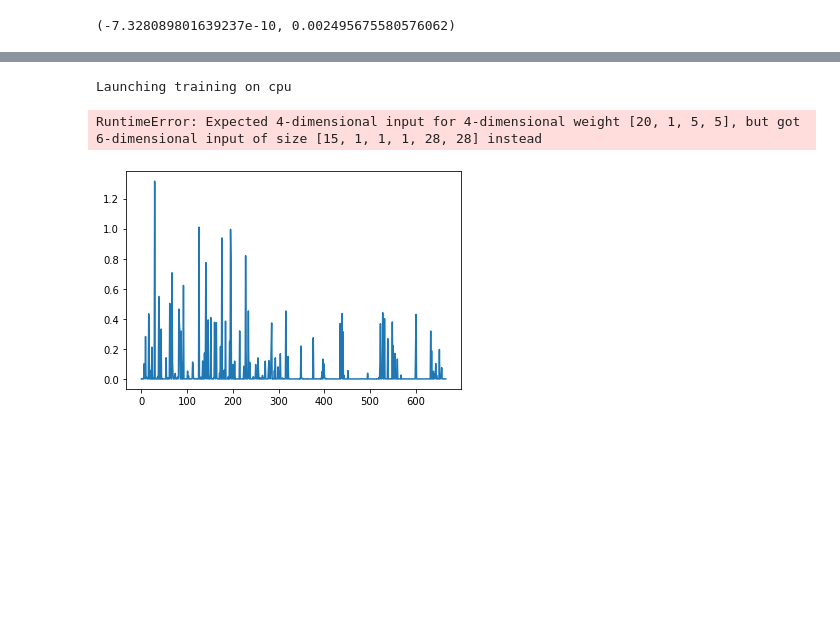
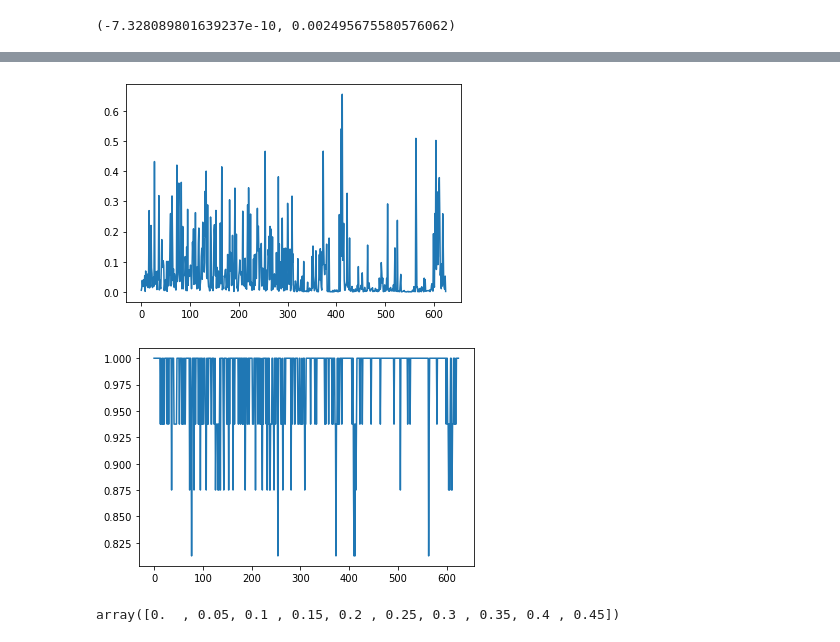
Before and after one commit to matthiaszeller/optml_project, a Jupyter notebook: Minibatch.ipynb, the cells around one changed output, grey strips where cells are left out. Drawn from its saved outputs; the diff is of its cells as text; code cells hidden in the pictures; blank space fills up the shorter version.

```diff
--- a/Minibatch.ipynb
+++ b/Minibatch.ipynb
@@ -30,2 +39,2 @@ space = {
 # %%
-df_tuning, best_config = minibatch_tune(train_dataset, test_dataset, space, device)
+best_config, best_result = minibatch_tune(tune_net, train_dataset, test_dataset, samples, criterion, space, bayesopt, device)
@@ -179,5 +50,6 @@ print(configs)
 # %%
-best_config = {}
-best_config["epochs"] = 10
-best_config["b_size"] = 15
-best_config["lr"] = 0.0680540712623663
+## From Tuning
+epochs = 10
+batch_size = int(best_config["b_size"])
+learning_rate = best_config["lr"]
+decreasing_lr = best_config["dec_lr"]
@@ -190,13 +63,9 @@ best_config
 # %%
 from training import accuracy
 from torch.nn import CrossEntropyLoss
-# %%
-epochs = best_config["epochs"]
-batch_size = best_config["b_size"]
-learning_rate = best_config["lr"]
 # %%
 from net import Net
-net = Net().to(device)
+net_naive = Net().to(device)
 # %%
 train_loader, test_loader = build_data_loaders(train_dataset, test_dataset, batch_size)
 for x, y in train_loader:
@@ -233,0 +105,7 @@ Avg loss = 0.04144549786750957  Avg acc = 0.9903048475762118
+# %%
+losses, acc = testing(net_naive, test_loader, criterion, accuracy, device=device)
+plt.plot(losses)
+plt.show()
+plt.plot(acc)
+plt.show()
+# %% [output]
@@ -233,0 +113,2 @@ Avg loss = 0.04144549786750957  Avg acc = 0.9903048475762118
+[figure, added]
+[figure, added]
@@ -234,13 +117,5 @@ Avg loss = 0.04144549786750957  Avg acc = 0.9903048475762118
 # %%
-losses, accs = minibatch_run(net, train_dataset, test_dataset, CrossEntropyLoss(), accuracy, device=device, bz=batch_size, lr=learning_rate, epochs=epochs)
+# losses, accs = minibatch_run(net_compact, train_dataset, test_dataset, criterion, accuracy, device=device, bz=batch_size, lr=learning_rate, epochs=epochs, dec_lr=decreasing_lr)
+# Has the weird shaping issue
-# %% [output]
-Launching training on cpu
-RuntimeError: Expected 4-dimensional input for 4-dimensional weight [20, 1, 5, 5], but got 6-dimensional input of size [15, 1, 1, 1, 28, 28] instead
 # %%
 ## Plot of losses
-# %%
-import matplotlib.pyplot as plt
-plt.plot(losses)
-plt.show()
-# %% [output]
-[figure, removed]
@@ -256,3 +136,7 @@ epsilons_logreg = [0, .05, .1, .15, .2, .25, .3]
+# %%
+epsilons_lenet
+# %% [output]
+array([0.  , 0.05, 0.1 , 0.15, 0.2 , 0.25, 0.3 , 0.35, 0.4 , 0.45])
 # %%
 ### Attack the model with different epsilons
 # %%
```
Also changed, not shown: parts of 31 cells of this notebook, 3 other files.
